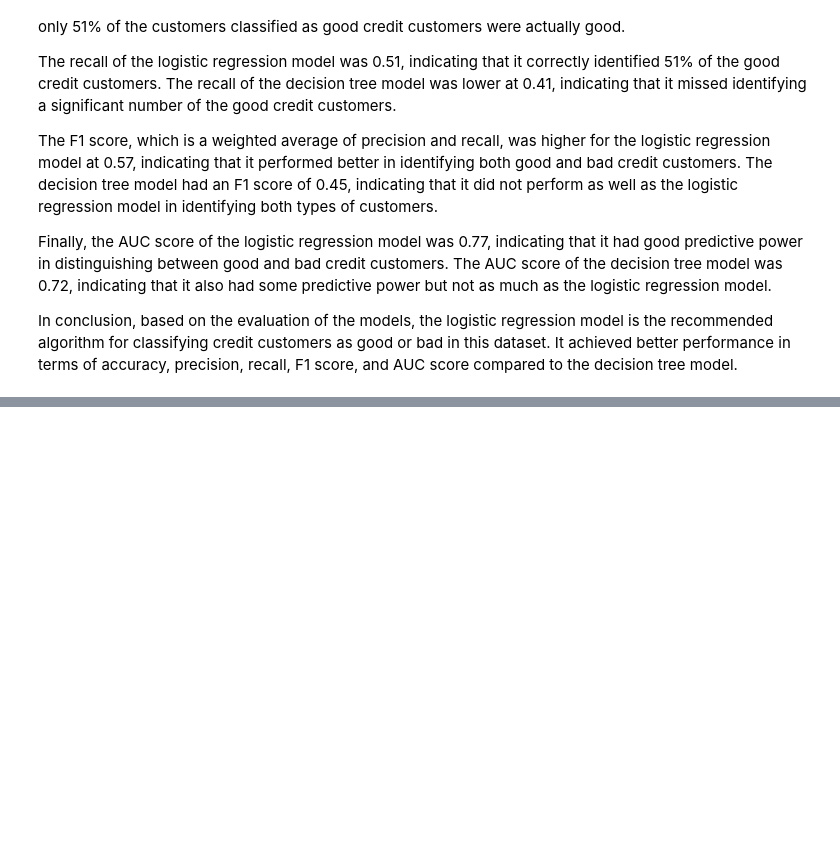
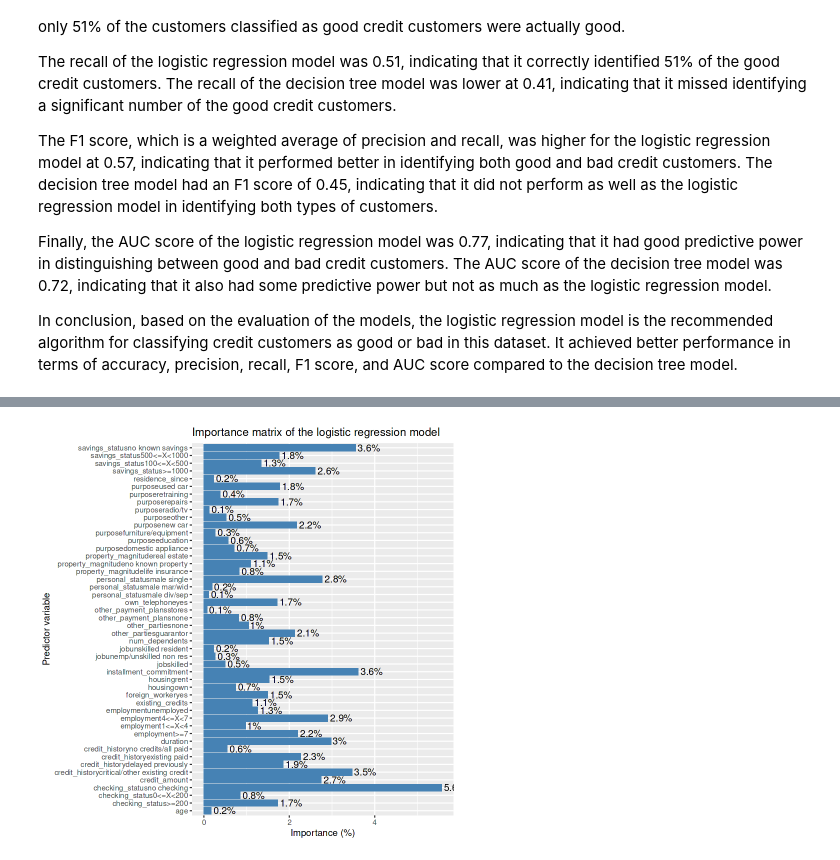
Before and after one commit to merterun/credit-risk-evaluation, a Jupyter notebook: predictive-modeling-for-lending-decisions.ipynb, the cells around one changed output, grey strips where cells are left out. Saved outputs shown, nothing was run; the diff lists cells and outputs as text; code cells hidden in the pictures; blank space fills up the shorter version.

```diff
--- a/predictive-modeling-for-lending-decisions.ipynb
+++ b/predictive-modeling-for-lending-decisions.ipynb
@@ -548,0 +548,4 @@ In conclusion, based on the evaluation of the models, the logistic regression mo
+# %%
+log_imp <- varImp(log_model, scale = FALSE)
+
+head(log_imp)
@@ -548,0 +562,16 @@ In conclusion, based on the evaluation of the models, the logistic regression mo
+# %%
+# Convert importance matrix to a data frame and add a column for the importance values
+log_imp_df <- data.frame(variable = rownames(log_imp), importance = log_imp$Overall)
+
+# Create the bar plot with text labels
+log_imp_plot <- ggplot(log_imp_df, aes(x = variable, y = importance)) +
+  geom_bar(stat = "identity", fill = "steelblue") +
+  geom_text(aes(label = paste0(round(importance, 1), "%")), hjust = -0.1, size = 4) +
+  coord_flip() +
+  xlab("Predictor variable") +
+  ylab("Importance (%)") +
+  ggtitle("Importance matrix of the logistic regression model")
+
+log_imp_plot
+# %% [output]
+[figure, added]
```
Also changed, not shown: parts of 6 cells of this notebook.
